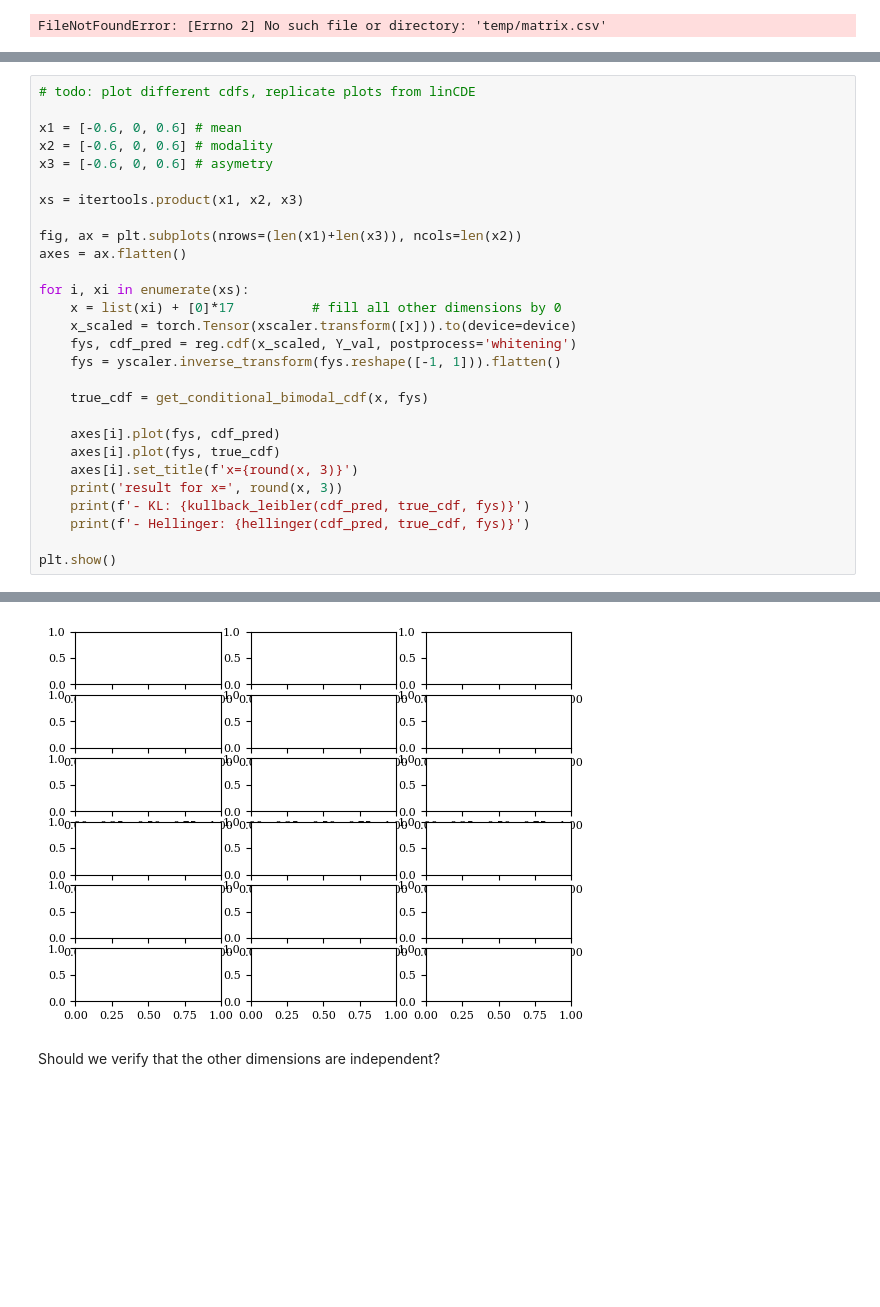
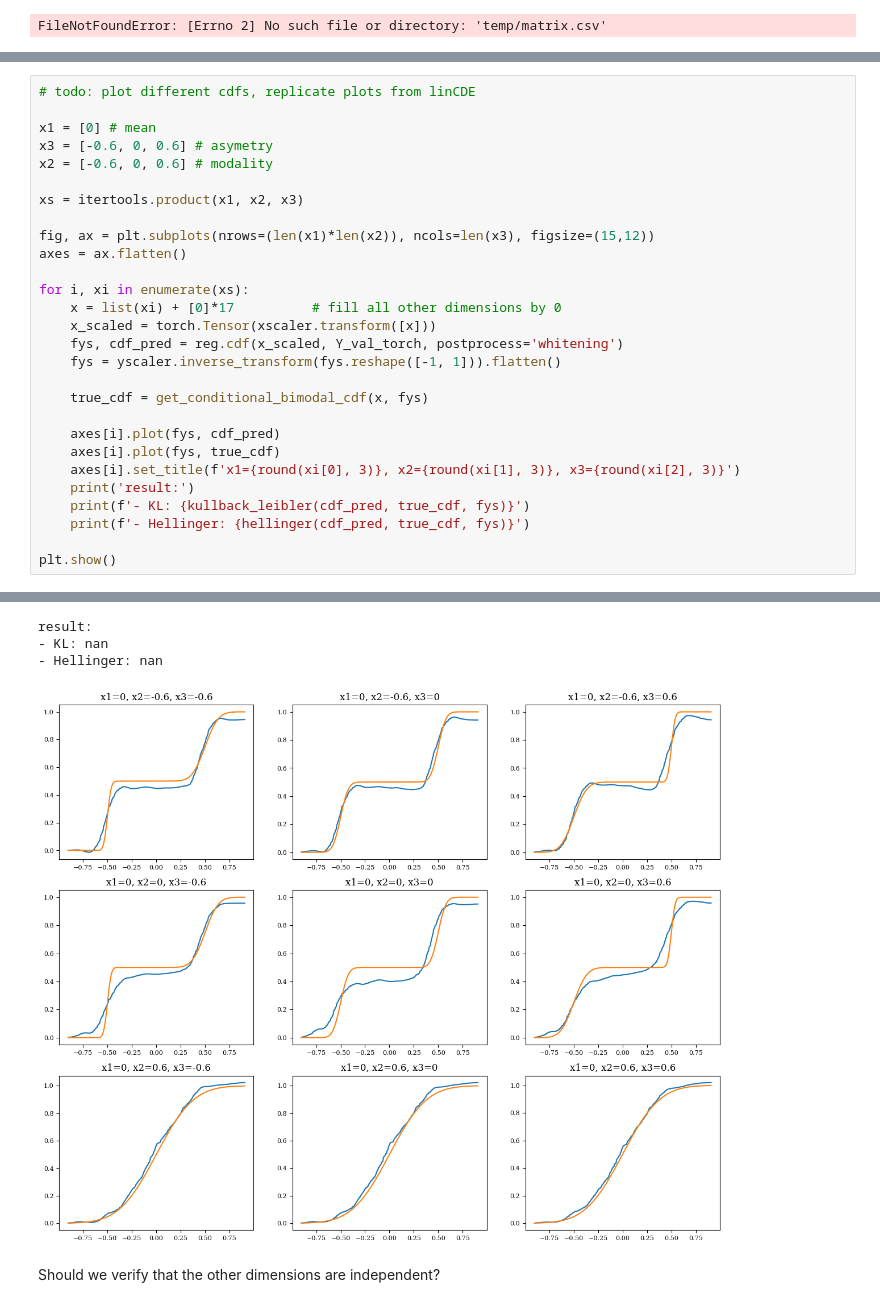
Before and after one commit to Danfoa/symm_rep_learn, a Jupyter notebook: NCP/examples/multimodal.ipynb, the cells around one changed output, grey strips where cells are left out. Drawn from its saved outputs; the diff is of its cells as text; blank space fills up the shorter version.

```diff
--- a/NCP/examples/multimodal.ipynb
+++ b/NCP/examples/multimodal.ipynb
@@ -145,27 +147,27 @@ d:\Gregoire\anaconda3\envs\koopman\Lib\site-packages\lightning\pytorch\trainer\c
 # %%
 # todo: plot different cdfs, replicate plots from linCDE
 
-x1 = [-0.6, 0, 0.6] # mean
+x1 = [0] # mean
+x3 = [-0.6, 0, 0.6] # asymetry
 x2 = [-0.6, 0, 0.6] # modality
-x3 = [-0.6, 0, 0.6] # asymetry
 
 xs = itertools.product(x1, x2, x3)
 
-fig, ax = plt.subplots(nrows=(len(x1)+len(x3)), ncols=len(x2))
+fig, ax = plt.subplots(nrows=(len(x1)*len(x2)), ncols=len(x3), figsize=(15,12))
 axes = ax.flatten()
 
 for i, xi in enumerate(xs):
     x = list(xi) + [0]*17          # fill all other dimensions by 0
-    x_scaled = torch.Tensor(xscaler.transform([x])).to(device=device)
-    fys, cdf_pred = reg.cdf(x_scaled, Y_val, postprocess='whitening')
+    x_scaled = torch.Tensor(xscaler.transform([x]))
+    fys, cdf_pred = reg.cdf(x_scaled, Y_val_torch, postprocess='whitening')
     fys = yscaler.inverse_transform(fys.reshape([-1, 1])).flatten()
 
     true_cdf = get_conditional_bimodal_cdf(x, fys)
 
     axes[i].plot(fys, cdf_pred)
     axes[i].plot(fys, true_cdf)
-    axes[i].set_title(f'x={round(x, 3)}')
-    print('result for x=', round(x, 3))
+    axes[i].set_title(f'x1={round(xi[0], 3)}, x2={round(xi[1], 3)}, x3={round(xi[2], 3)}')
+    print('result:')
     print(f'- KL: {kullback_leibler(cdf_pred, true_cdf, fys)}')
     print(f'- Hellinger: {hellinger(cdf_pred, true_cdf, fys)}')
 
@@ -175,3 +200,6 @@ RuntimeError: Expected all tensors to be on the same device, but found at least
+result:
+- KL: nan
+- Hellinger: nan
-[figure, old version]
+[figure, new version]
 # %% [markdown]
 Should we verify that the other dimensions are independent?
```
Also changed, not shown: parts of 5 cells of this notebook, 1 other file.
